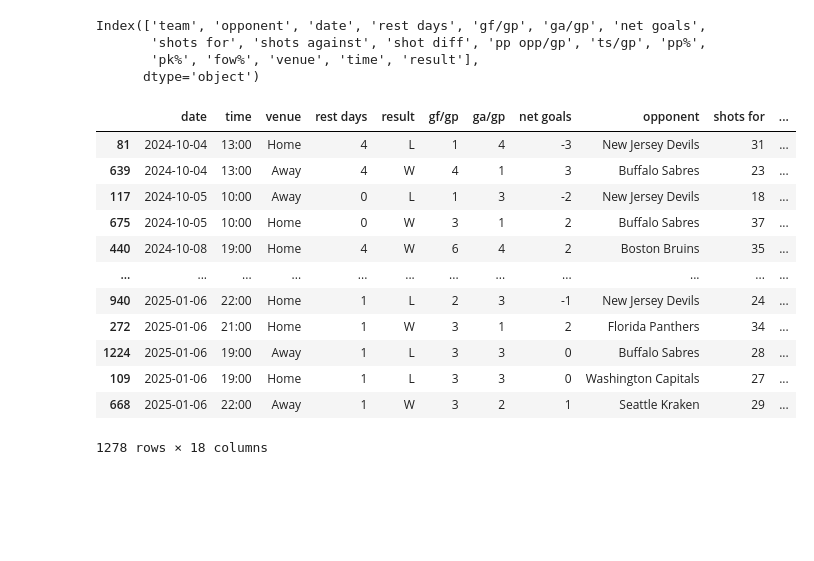
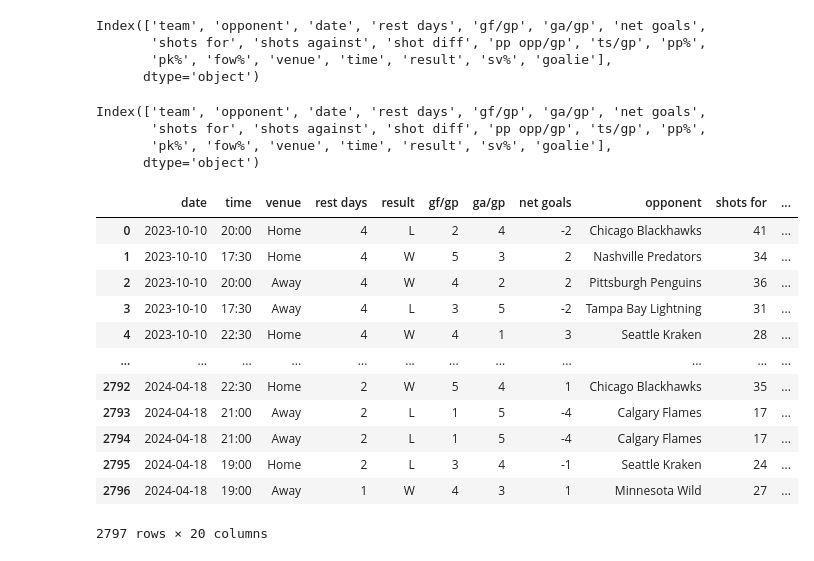
Before and after one commit to Griger2004/NHL_data_scraper, a Jupyter notebook: nhl_data_script.ipynb, the cells around one changed output. Cells and saved outputs as stored; diff of their text form; code cells hidden in the pictures; blank space fills up the shorter version.

Commit message:
Updating NHL data scripts

```diff
--- a/nhl_data_script.ipynb
+++ b/nhl_data_script.ipynb
@@ -198,3 +409,4 @@ final_nhl_data.head()
 # %%
-final_nhl_data.columns = [x.lower() for x in final_nhl_data.columns]
+final_nhl_data_2023.columns = [x.lower() for x in final_nhl_data_2023.columns]
+final_nhl_data_2024.columns = [x.lower() for x in final_nhl_data_2024.columns]
 # %%
@@ -209,3 +430,4 @@ final_nhl_data.head()
 # %%
-final_nhl_data = final_nhl_data.rename(columns={"game date": "date", "opp team": "opponent", "days btwn games": "rest days"})
+final_nhl_data_2023 = final_nhl_data_2023.rename(columns={"game date": "date", "opp team": "opponent", "days btwn games": "rest days"})
+final_nhl_data_2024 = final_nhl_data_2024.rename(columns={"game date": "date", "opp team": "opponent", "days btwn games": "rest days"})
 # %%
@@ -220,28 +451,36 @@ final_nhl_data.head()
 # %%
-final_nhl_data.columns
+final_nhl_data_2023.columns
 # %% [output]
 Index(['team', 'opponent', 'date', 'rest days', 'gf/gp', 'ga/gp', 'net goals',
        'shots for', 'shots against', 'shot diff', 'pp opp/gp', 'ts/gp', 'pp%',
-       'pk%', 'fow%', 'venue', 'time', 'result'],
+       'pk%', 'fow%', 'venue', 'time', 'result', 'sv%', 'goalie'],
       dtype='object')
+# %%
+final_nhl_data_2024.columns
+# %% [output]
+Index(['team', 'opponent', 'date', 'rest days', 'gf/gp', 'ga/gp', 'net goals',
+       'shots for', 'shots against', 'shot diff', 'pp opp/gp', 'ts/gp', 'pp%',
+       'pk%', 'fow%', 'venue', 'time', 'result', 'sv%', 'goalie'],
+      dtype='object')
 # %%
 new_order = ['date', 'time', 'venue', 'rest days', 'result', 'gf/gp', 'ga/gp', 'net goals', 'opponent', 'shots for', 'shots against', 'shot diff', 'pp opp/gp', 'ts/gp', 'pp%',
-       'pk%', 'fow%', 'team']
+       'pk%', 'fow%', 'team', 'goalie', 'sv%']
 # %%
-final_nhl_data = final_nhl_data[new_order]
+final_nhl_data_2023 = final_nhl_data_2023[new_order]
+final_nhl_data_2024 = final_nhl_data_2024[new_order]
 # %%
-final_nhl_data
+final_nhl_data_2023
 # %% [output]
 |  | date | time | venue | rest days | result | gf/gp | ga/gp | net goals | opponent | shots for | ... |
-| 81 | 2024-10-04 | 13:00 | Home | 4 | L | 1 | 4 | -3 | New Jersey Devils | 31 | ... |
-| 639 | 2024-10-04 | 13:00 | Away | 4 | W | 4 | 1 | 3 | Buffalo Sabres | 23 | ... |
-| 117 | 2024-10-05 | 10:00 | Away | 0 | L | 1 | 3 | -2 | New Jersey Devils | 18 | ... |
-| 675 | 2024-10-05 | 10:00 | Home | 0 | W | 3 | 1 | 2 | Buffalo Sabres | 37 | ... |
-| 440 | 2024-10-08 | 19:00 | Home | 4 | W | 6 | 4 | 2 | Boston Bruins | 35 | ... |
+| 0 | 2023-10-10 | 20:00 | Home | 4 | L | 2 | 4 | -2 | Chicago Blackhawks | 41 | ... |
+| 1 | 2023-10-10 | 17:30 | Home | 4 | W | 5 | 3 | 2 | Nashville Predators | 34 | ... |
+| 2 | 2023-10-10 | 20:00 | Away | 4 | W | 4 | 2 | 2 | Pittsburgh Penguins | 36 | ... |
+| 3 | 2023-10-10 | 17:30 | Away | 4 | L | 3 | 5 | -2 | Tampa Bay Lightning | 31 | ... |
+| 4 | 2023-10-10 | 22:30 | Home | 4 | W | 4 | 1 | 3 | Seattle Kraken | 28 | ... |
 | ... | ... | ... | ... | ... | ... | ... | ... | ... | ... | ... | ... |
-| 940 | 2025-01-06 | 22:00 | Home | 1 | L | 2 | 3 | -1 | New Jersey Devils | 24 | ... |
-| 272 | 2025-01-06 | 21:00 | Home | 1 | W | 3 | 1 | 2 | Florida Panthers | 34 | ... |
-| 1224 | 2025-01-06 | 19:00 | Away | 1 | L | 3 | 3 | 0 | Buffalo Sabres | 28 | ... |
-| 109 | 2025-01-06 | 19:00 | Home | 1 | L | 3 | 3 | 0 | Washington Capitals | 27 | ... |
-| 668 | 2025-01-06 | 22:00 | Away | 1 | W | 3 | 2 | 1 | Seattle Kraken | 29 | ... |
+| 2792 | 2024-04-18 | 22:30 | Home | 2 | W | 5 | 4 | 1 | Chicago Blackhawks | 35 | ... |
+| 2793 | 2024-04-18 | 21:00 | Away | 2 | L | 1 | 5 | -4 | Calgary Flames | 17 | ... |
+| 2794 | 2024-04-18 | 21:00 | Away | 2 | L | 1 | 5 | -4 | Calgary Flames | 17 | ... |
+| 2795 | 2024-04-18 | 19:00 | Home | 2 | L | 3 | 4 | -1 | Seattle Kraken | 24 | ... |
+| 2796 | 2024-04-18 | 19:00 | Away | 1 | W | 4 | 3 | 1 | Minnesota Wild | 27 | ... |
-1278 rows × 18 columns
+2797 rows × 20 columns
```
Also changed, not shown: parts of 36 cells of this notebook, 5 other files.
